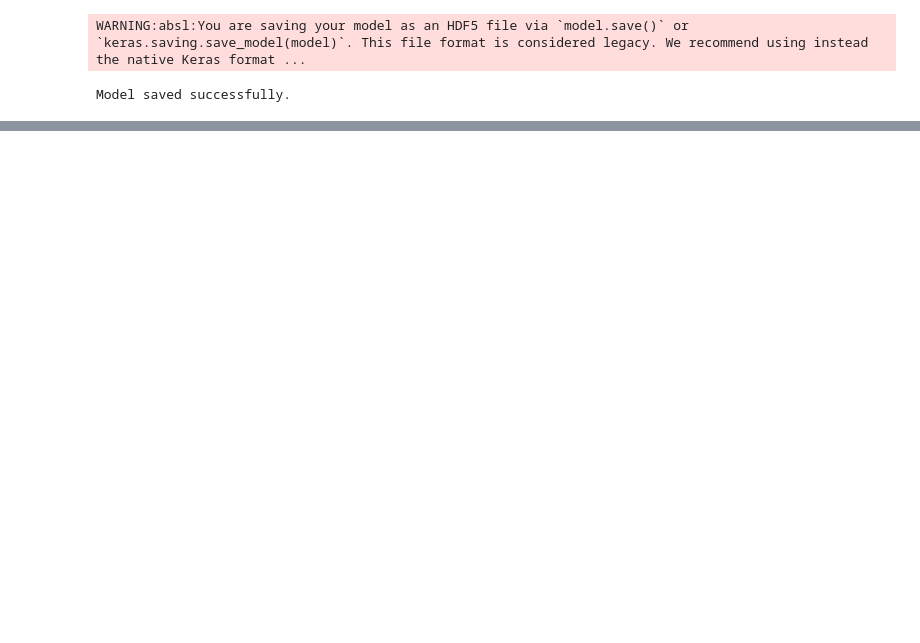
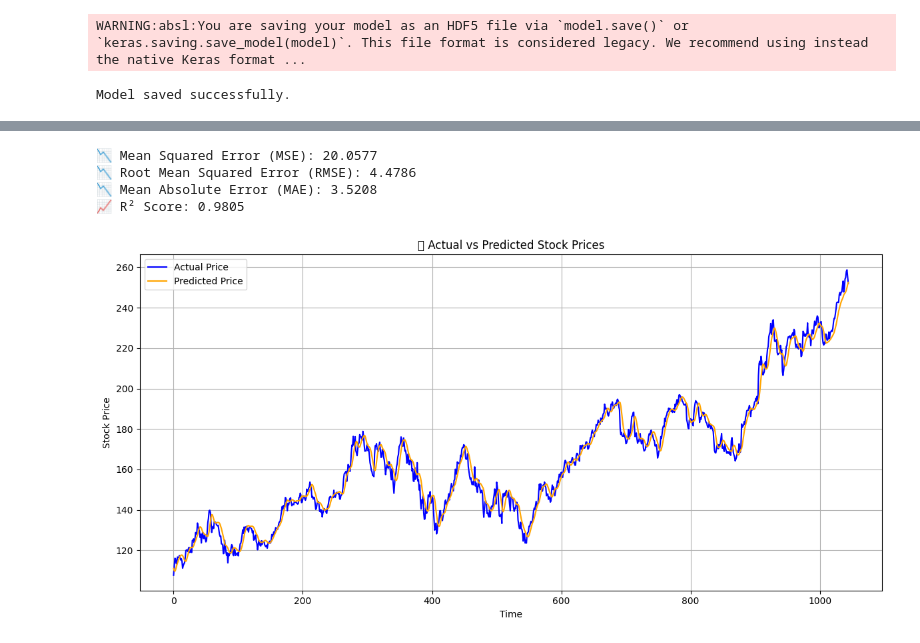
Before and after one commit to pooja30123/Stock-Price-Prediction-using-LSTM, a Jupyter notebook: notebooks/historical_data.ipynb, the cells around one changed output, grey strips where cells are left out. Cells and saved outputs as stored; diff of their text form; code cells hidden in the pictures; blank space fills up the shorter version.

```diff
--- a/notebooks/historical_data.ipynb
+++ b/notebooks/historical_data.ipynb
@@ -278,0 +288,39 @@ WARNING:absl:Compiled the loaded model, but the compiled metrics have yet to be
+# %%
+from sklearn.metrics import mean_squared_error, mean_absolute_error, r2_score
+import numpy as np
+
+# Inverse transform the predictions and actual values back to original scale
+y_pred = scaler.inverse_transform(loaded_model_predictions)
+y_true = scaler.inverse_transform(y_val.reshape(-1, 1))
+
+# Compute evaluation metrics
+mse = mean_squared_error(y_true, y_pred)
+rmse = np.sqrt(mse)
+mae = mean_absolute_error(y_true, y_pred)
+r2 = r2_score(y_true, y_pred)
+
+# Display results
+print(f"📉 Mean Squared Error (MSE): {mse:.4f}")
+print(f"📉 Root Mean Squared Error (RMSE): {rmse:.4f}")
+print(f"📉 Mean Absolute Error (MAE): {mae:.4f}")
+print(f"📈 R² Score: {r2:.4f}")
+# %% [output]
+📉 Mean Squared Error (MSE): 20.0577
+📉 Root Mean Squared Error (RMSE): 4.4786
+📉 Mean Absolute Error (MAE): 3.5208
+📈 R² Score: 0.9805
+# %%
+import matplotlib.pyplot as plt
+
+plt.figure(figsize=(12, 6))
+plt.plot(y_true, label='Actual Price', color='blue')
+plt.plot(y_pred, label='Predicted Price', color='orange')
+plt.title('📈 Actual vs Predicted Stock Prices')
+plt.xlabel('Time')
+plt.ylabel('Stock Price')
+plt.legend()
+plt.grid(True)
+plt.tight_layout()
+plt.show()
+# %% [output]
+[figure, added]
```
Also changed, not shown: parts of 15 cells of this notebook, 8 other files.
